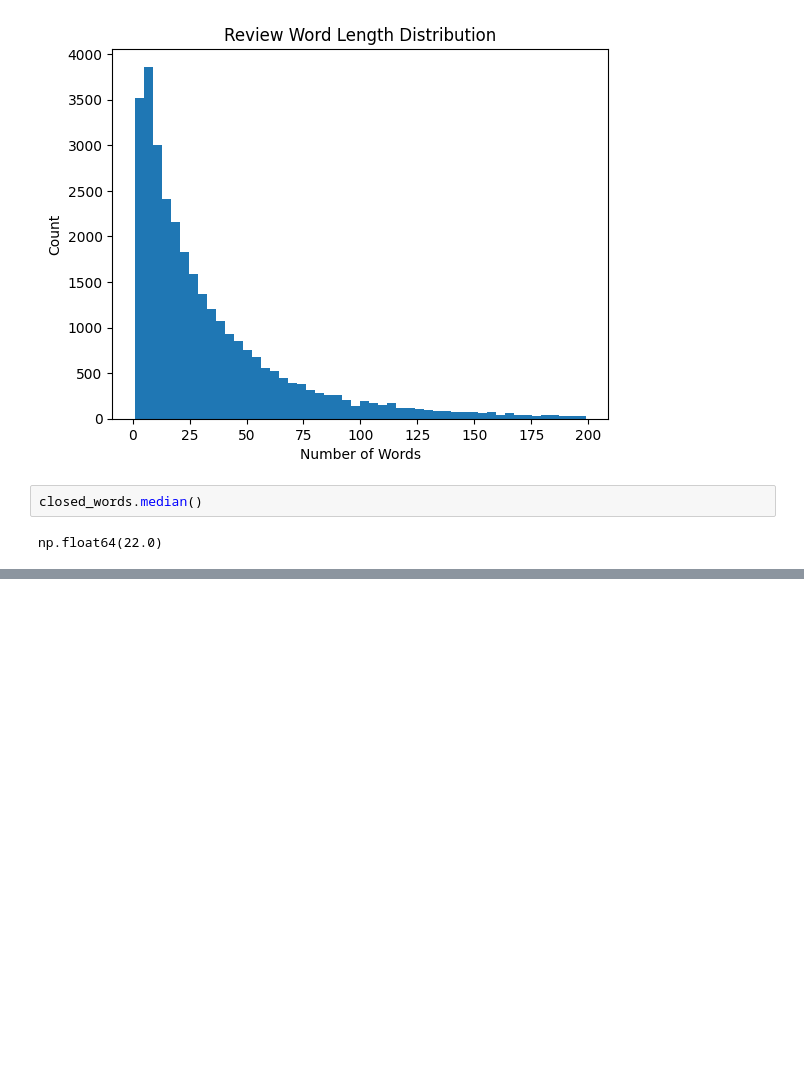
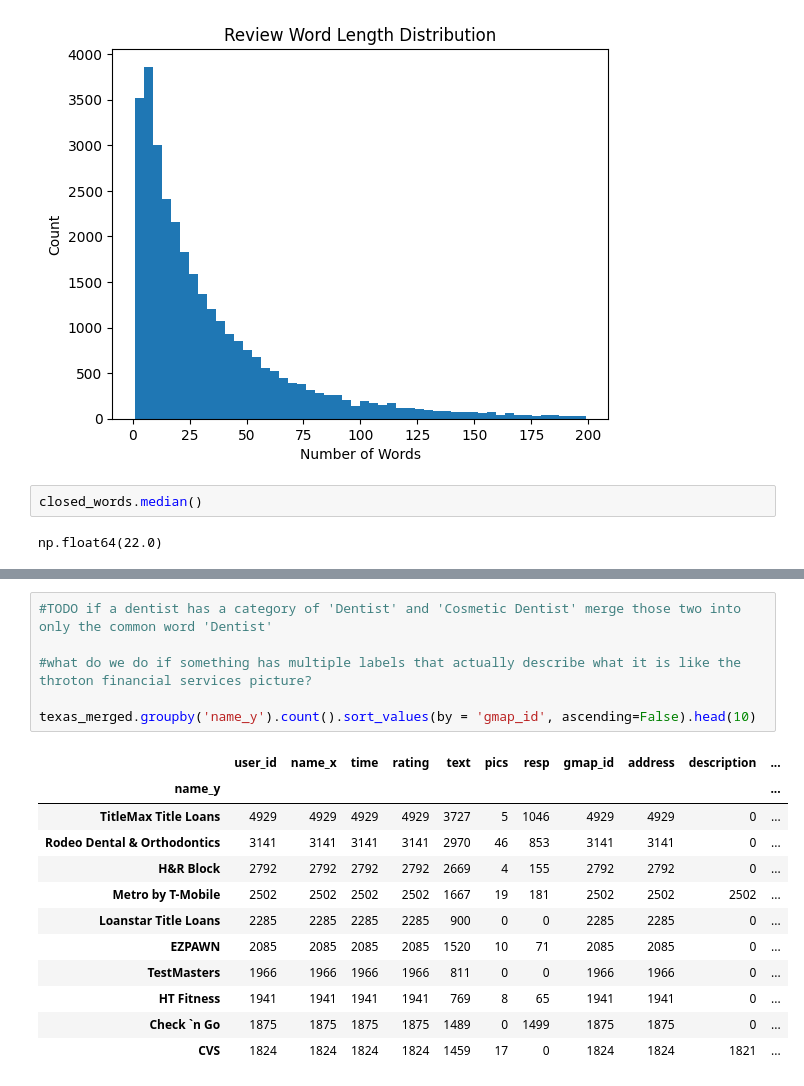
Before and after one commit to Dhrutube/DS3-LocalLens, a Jupyter notebook: Texas_first_eda.ipynb, the cells around one changed output, grey strips where cells are left out. Drawn from its saved outputs; the diff is of its cells as text; blank space fills up the shorter version.

```diff
--- a/Texas_first_eda.ipynb
+++ b/Texas_first_eda.ipynb
@@ -310,0 +503,19 @@ np.float64(22.0)
+# %%
+#TODO if a dentist has a category of 'Dentist' and 'Cosmetic Dentist' merge those two into only the common word 'Dentist'
+
+#what do we do if something has multiple labels that actually describe what it is like the throton financial services picture?
+
+texas_merged.groupby('name_y').count().sort_values(by = 'gmap_id', ascending=False).head(10)
+# %% [output]
+|  | user_id | name_x | time | rating | text | pics | resp | gmap_id | address | description | ... |
+| name_y |  |  |  |  |  |  |  |  |  |  | ... |
+| TitleMax Title Loans | 4929 | 4929 | 4929 | 4929 | 3727 | 5 | 1046 | 4929 | 4929 | 0 | ... |
+| Rodeo Dental & Orthodontics | 3141 | 3141 | 3141 | 3141 | 2970 | 46 | 853 | 3141 | 3141 | 0 | ... |
+| H&R Block | 2792 | 2792 | 2792 | 2792 | 2669 | 4 | 155 | 2792 | 2792 | 0 | ... |
+| Metro by T-Mobile | 2502 | 2502 | 2502 | 2502 | 1667 | 19 | 181 | 2502 | 2502 | 2502 | ... |
+| Loanstar Title Loans | 2285 | 2285 | 2285 | 2285 | 900 | 0 | 0 | 2285 | 2285 | 0 | ... |
+| EZPAWN | 2085 | 2085 | 2085 | 2085 | 1520 | 10 | 71 | 2085 | 2085 | 0 | ... |
+| TestMasters | 1966 | 1966 | 1966 | 1966 | 811 | 0 | 0 | 1966 | 1966 | 0 | ... |
+| HT Fitness | 1941 | 1941 | 1941 | 1941 | 769 | 8 | 65 | 1941 | 1941 | 0 | ... |
+| Check `n Go | 1875 | 1875 | 1875 | 1875 | 1489 | 0 | 1499 | 1875 | 1875 | 0 | ... |
+| CVS | 1824 | 1824 | 1824 | 1824 | 1459 | 17 | 0 | 1824 | 1824 | 1821 | ... |
```
Also changed, not shown: parts of 29 cells of this notebook, 2 other files.
